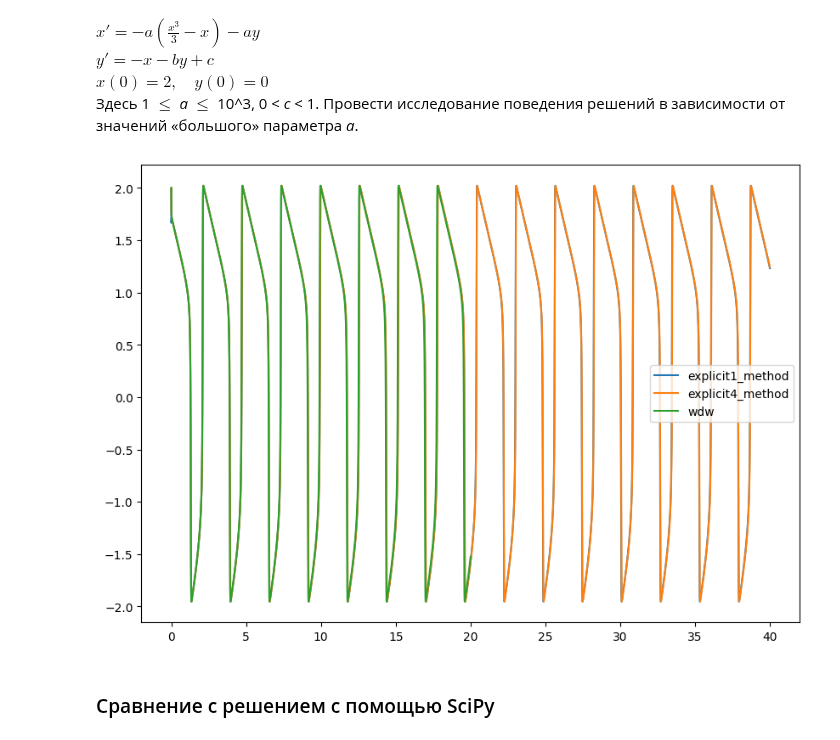
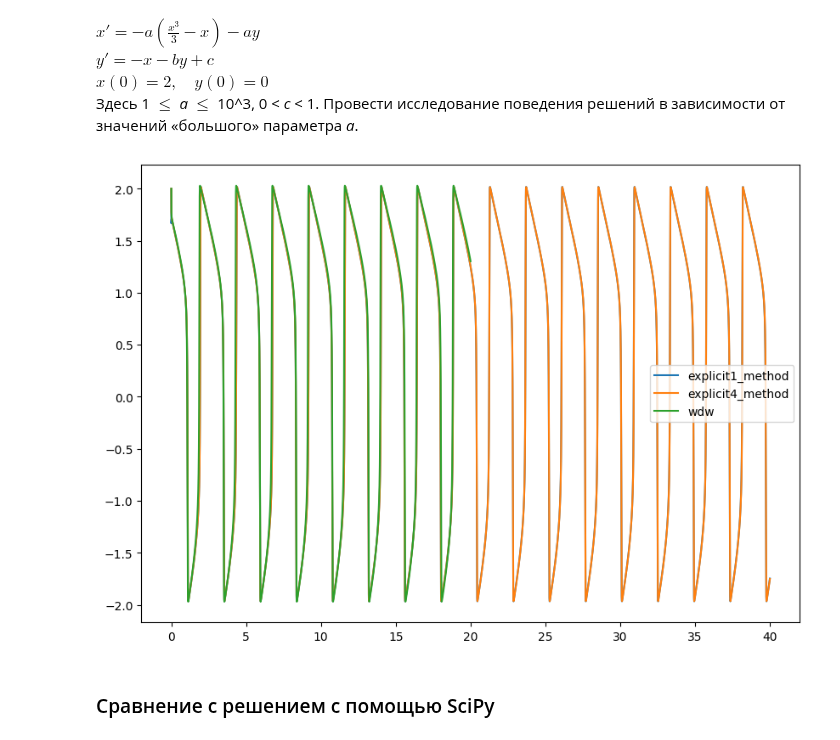
Before and after one commit to ArnautovPeter/projectPractice, a Jupyter notebook: src/main.ipynb, the cells around one changed output. Saved outputs shown, nothing was run; the diff lists cells and outputs as text; code cells hidden in the pictures.

```diff
--- a/src/main.ipynb
+++ b/src/main.ipynb
@@ -29,7 +29,7 @@ def implicit_method(T, a, xvn, yvn, c, b):
 [Jacobian](<https://math.libretexts.org/Bookshelves/Calculus/Supplemental_Modules_(Calculus)/Vector_Calculus/3%3A_Multiple_Integrals/3.8%3A_Jacobians>)
 # %%
 """Неявный метод Хаммера-Холлингсворта 4-го порядка"""
-def implicit2_method(T, ak, xvn, yvn, ck, bk):
+def implicit2_method(T, xvn, yvn, ak, ck, bk):
      # Таблица Бутчера
      a = [[1/4, 1/4 - math.sqrt(3)/6],
           [1/4 + math.sqrt(3)/6, 1/4]]
@@ -107,7 +107,7 @@ def do_method(method, t_start, t_finish, tl, array, variables, dynamic_step: boo
     array_dif = [(fx(array[-1][0], array[-1][1], a, b, c),
                     fy(array[-1][0], array[-1][1], a, b, c))]
     while tl[-1] <= t_finish:
-        array.append(method(T, a, array[-1][0], array[-1][1], c, b))
+        array.append(method(T, array[-1][0], array[-1][1], a, b, c))
         array_dif.append((fx(array[-1][0], array[-1][1], a, b, c),
                 fy(array[-1][0], array[-1][1], a, b, c)))
         if dynamic_step:
@@ -124,43 +124,36 @@ $x(0) = 2,\quad y(0) = 0$\
 # %%
 from num_methods import Solver2
 from drawing import draw
-
-
-def fx(xvn, yvn, a, b, c):
-    return -a*((xvn**3)/3-xvn) + a*yvn
-
-def fy(xvn, yvn, a, b, c):
-    return -xvn + c - b*yvn
 
 
 sol = Solver2((fx, fy), [50, 0.6, 0.4], (2, 0), (0, 40))
 
 T = 0.01
 t_start = 0
 t_finish = 20
 a = 50
 c = 0.5
 b = 0.4
 # Первый элемент это x, второй y
 variables = (T, a, b, c)
 
 array1 = sol.do_method(sol.explicit1_method, 0.01)
 array2 = sol.do_method(sol.explicit4_method, 0.01)
 array3 = do_method(implicit2_method, t_start, t_finish, [t_start], [(2, 0)], variables)
 
 arrayx1 = [i[0] for i in array1[1]]
 arrayx2 = [i[0] for i in array2[1]]
 arrayx3 = [i[0] for i in array3[1]]
 
 # main_array.append(arrayx3)
 # print(len(array1[0]), len(array2[0]), len(arrayx1), len(arrayx2))
 # array_dif_x3 = [[i[0] for i in array3_dif]]
 draw([array1[0], array2[0], array3[0]],
      [arrayx1, arrayx2, arrayx3],
      [array1[3], array2[3], "wdw"])
 # draw([[i[0] for i in array2[2]]], [arrayx2], ["x' from x"])
 # %% [output]
-[figure, old version]
+[figure, new version]
 # %% [markdown]
 ### Сравнение с решением с помощью SciPy
 # %%
```
Also changed, not shown: parts of 2 cells of this notebook, 1 other file.
